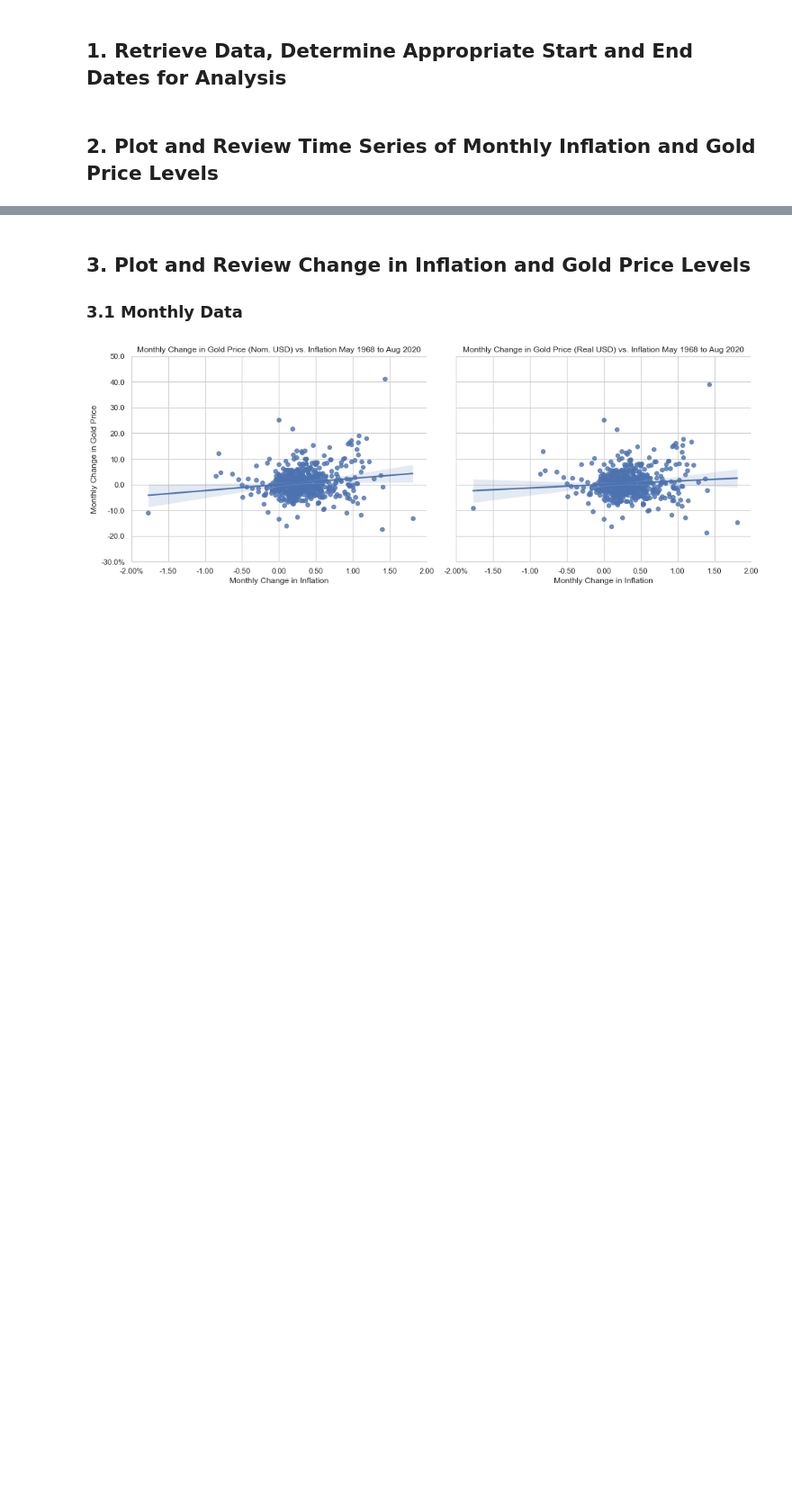
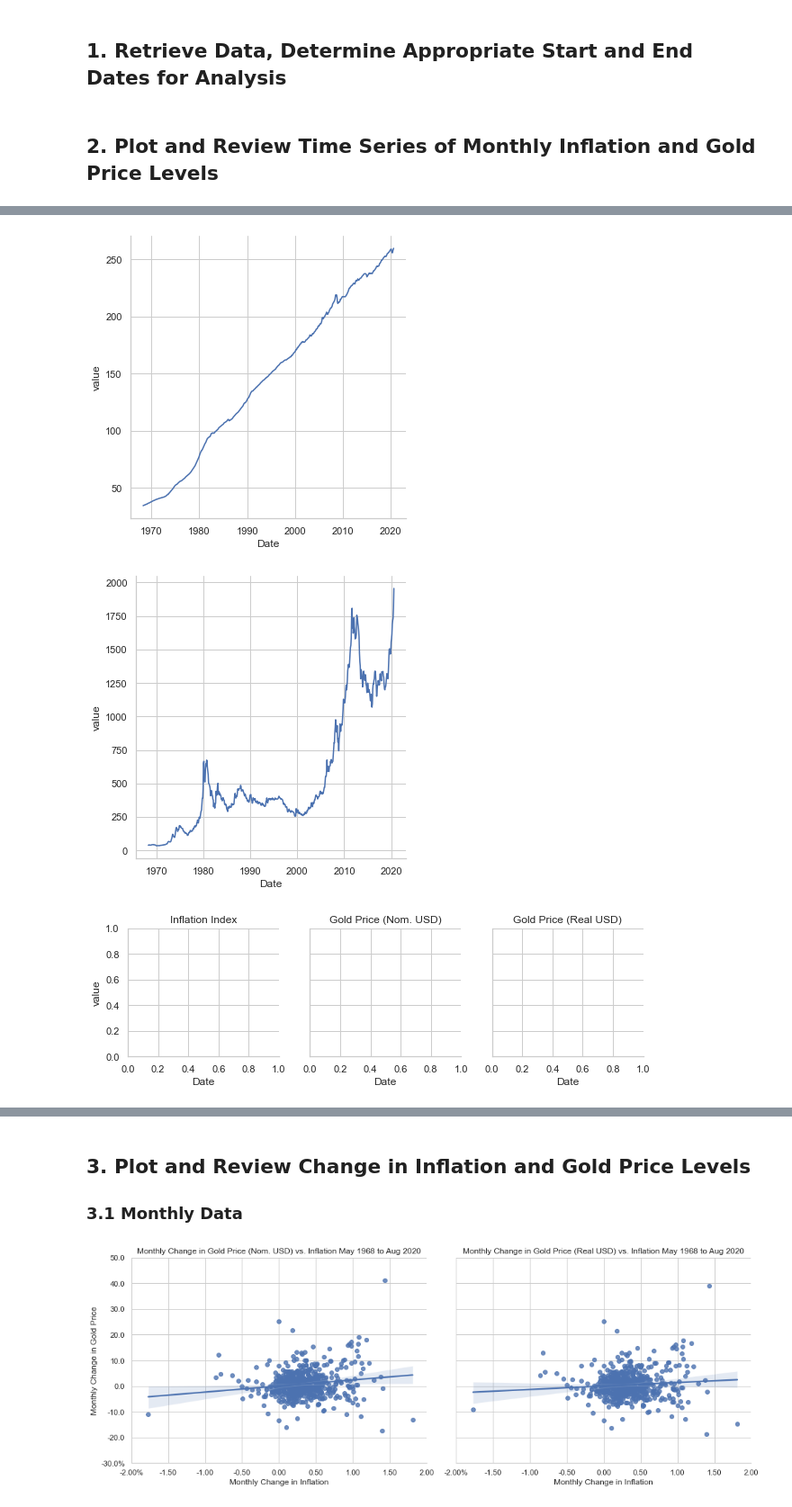
Before and after one commit to qwertytam/Yilgarn, a Jupyter notebook: nb/usdi-xau.ipynb, the cells around one changed output, grey strips where cells are left out. Shown at 90% size. Cells and saved outputs as stored; diff of their text form; code cells hidden in the pictures; blank space fills up the shorter version.

Commit message:
Added time series charts

```diff
--- a/nb/usdi-xau.ipynb
+++ b/nb/usdi-xau.ipynb
@@ -187 +182,16 @@ dt_edp_ppc_m = min(fe.tail(dtau_relppc_m, 1).index[0], fe.tail(dtin_ppc_m, 1).in
 # TODO: Plot time series charts: nominal au in USD vs inf index, real au in USD vs inf index
+# %%
+# *Melt* the data together so we can display the charts side-by-side
+in_nom_m_cln = 'Inflation Index'
+au_nom_m_cln = 'Gold Price (Nom. USD)'
+au_rel_m_cln = 'Gold Price (Real USD)'
+
+dtin_idx_m.columns = [in_nom_m_cln]
+dtau_nom_m.columns = [au_nom_m_cln]
+dtau_rel_m.columns = [au_rel_m_cln]
+
+dtinau_nomrel_m = dtin_idx_m.join(dtau_nom_m, how='inner', sort=True)
+dtinau_nomrel_m = dtinau_nomrel_m.join(dtau_rel_m, how='inner', sort=True)
+dtinau_nomrel_m = pd.melt(dtinau_nomrel_m, ignore_index=False, value_vars=[in_nom_m_cln, au_nom_m_cln, au_rel_m_cln])
+dtinau_nomrel_m['Date'] = dtinau_nomrel_m.index
+dtinau_nomrel_m
@@ -187,0 +214,8 @@ dt_edp_ppc_m = min(fe.tail(dtau_relppc_m, 1).index[0], fe.tail(dtin_ppc_m, 1).in
+# %%
+fcg = sns.FacetGrid(dtinau_nomrel_m, col='variable', col_wrap=3);
+fcg = fcg.map(sns.relplot, 'Date', 'value', kind='line');
+fcg = fcg.set_titles('{col_name}');
+# %% [output]
+[figure, added]
+[figure, added]
+[figure, added]
```
Also changed, not shown: parts of 9 cells of this notebook, 2 other files.
